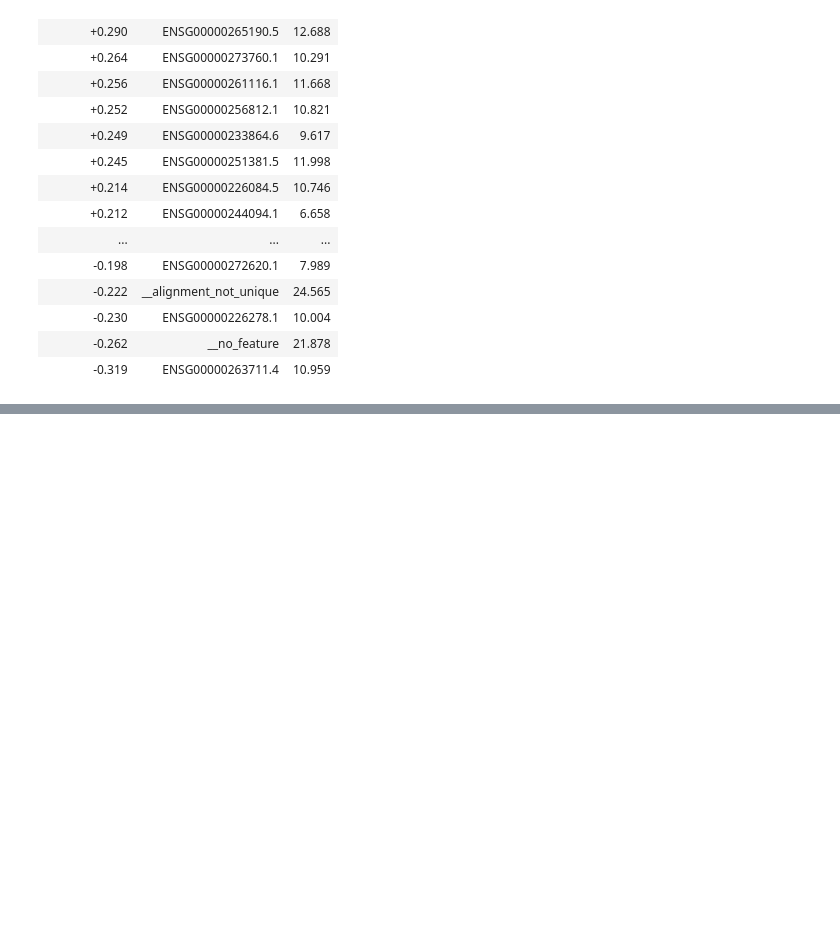
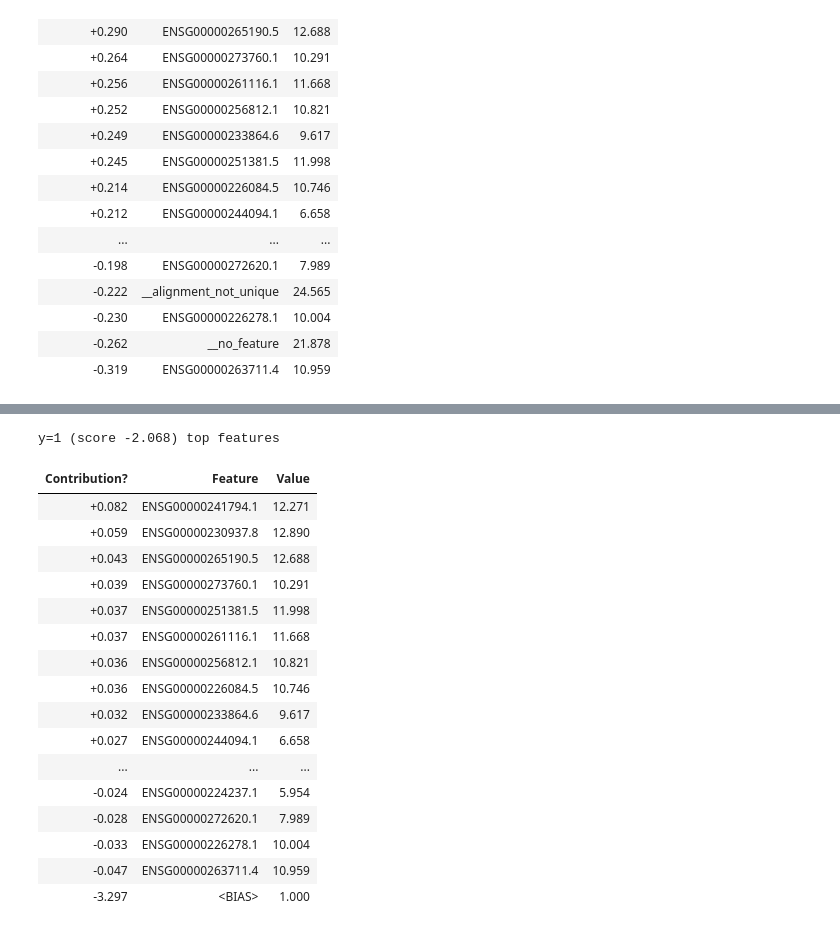
Before and after one commit to estherb-s/CompBio-1, a Jupyter notebook: Dimensionality reduction.ipynb, the cells around one changed output, grey strips where cells are left out. Cells and saved outputs as stored; diff of their text form; code cells hidden in the pictures; blank space fills up the shorter version.

Commit message:
Analysed dim reduced LUSCLUAD

```diff
--- a/Dimensionality reduction.ipynb
+++ b/Dimensionality reduction.ipynb
@@ -89,14 +43,4 @@ df3["Target"] = all_target
-# %%
-def extract_features(df):
-    features = list(df.columns[:-1])
-    y = df['Target']
-    X = df[features]
-    return X,y
-
-def split_data(X,y):
-    X_train, X_test, y_train, y_test = train_test_split(X, y, test_size = 0.2, random_state = 42, stratify=y)
-    return X_train, X_test, y_train, y_test
 # %%
-X, y = extract_features(df3)
+X, y = extract_features(df)
 X_train, X_test, y_train, y_test = split_data(X, y)
 feature_names = list(X.columns)
@@ -114,3 +47,21 @@ lr_model = joblib.load(f"models/{dataname}_LR.mdl")
+# %%
+dataname = "reduced_LUSCLUAD"
+if not exists(f"models/{dataname}_LR.mdl"):
+    train.run_logistic_regression(X_train, X_test, y_train, y_test, dataname)
+if not exists(f"models/{dataname}_SVM.mdl"):
+    train.run_svm(X_train, X_test, y_train, y_test, dataname)
+if not exists(f"models/{dataname}_DT.mdl"):
+    train.run_decision_trees(X_train, X_test, y_train, y_test, dataname)
+if not exists(f"models/{dataname}_RF.mdl"):
+    train.run_random_forest(X_train, X_test, y_train, y_test, dataname)
+if not exists(f"models/{dataname}_XGB.mdl"):
+    train.run_xgboost(X_train, X_test, y_train, y_test, dataname)
+# %%
+rf_model = joblib.load(f"models/{dataname}_RF.mdl")
+lr_model = joblib.load(f"models/{dataname}_LR.mdl")
+dt_model = joblib.load(f"models/{dataname}_DT.mdl")
+svm_model = joblib.load(f"models/{dataname}_SVM.mdl")
+xgb_model = joblib.load(f"models/{dataname}_XGB.mdl")
 # %%
 i = 10
 X_test.iloc[[i]]
@@ -186,0 +176,23 @@ y=1 (probability 1.000, score -16.959) top features
+# %%
+eli5.show_prediction(svm_model.named_steps["model"],
+                     X_test.iloc[[i]],
+                     feature_names=feature_names, show_feature_values=True, top=20)
+# %% [output]
+y=1 (score -2.068) top features
+| Contribution? | Feature | Value |
+| +0.082 | ENSG00000241794.1 | 12.271 |
+| +0.059 | ENSG00000230937.8 | 12.890 |
+| +0.043 | ENSG00000265190.5 | 12.688 |
+| +0.039 | ENSG00000273760.1 | 10.291 |
+| +0.037 | ENSG00000251381.5 | 11.998 |
+| +0.037 | ENSG00000261116.1 | 11.668 |
+| +0.036 | ENSG00000256812.1 | 10.821 |
+| +0.036 | ENSG00000226084.5 | 10.746 |
+| +0.032 | ENSG00000233864.6 | 9.617 |
+| +0.027 | ENSG00000244094.1 | 6.658 |
+| ... | ... | ... |
+| -0.024 | ENSG00000224237.1 | 5.954 |
+| -0.028 | ENSG00000272620.1 | 7.989 |
+| -0.033 | ENSG00000226278.1 | 10.004 |
+| -0.047 | ENSG00000263711.4 | 10.959 |
+| -3.297 | <BIAS> | 1.000 |
```
Also changed, not shown: parts of 23 cells of this notebook.
